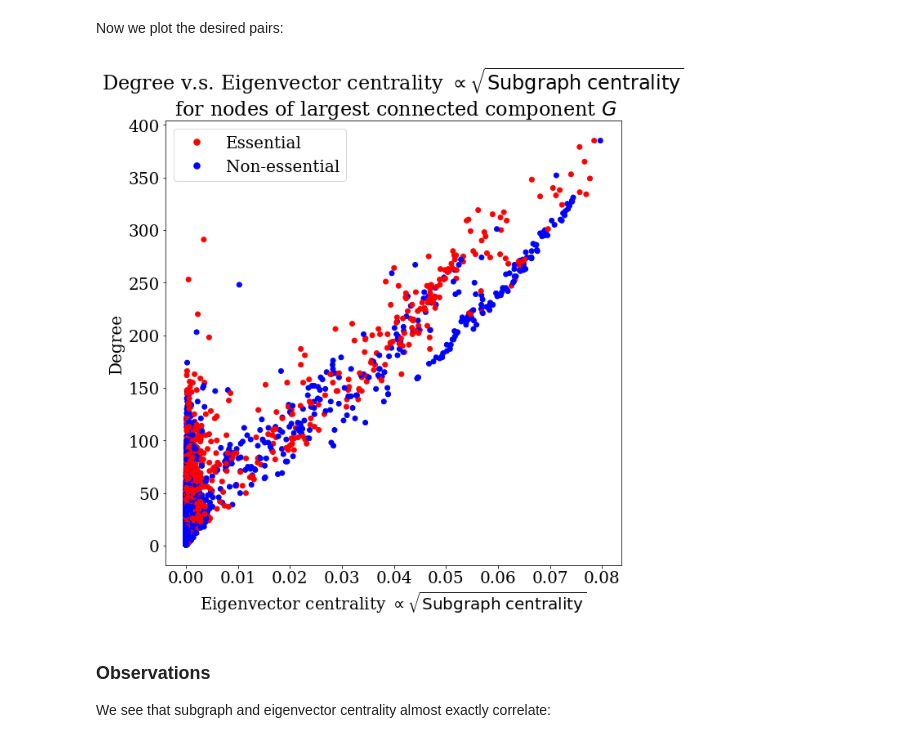
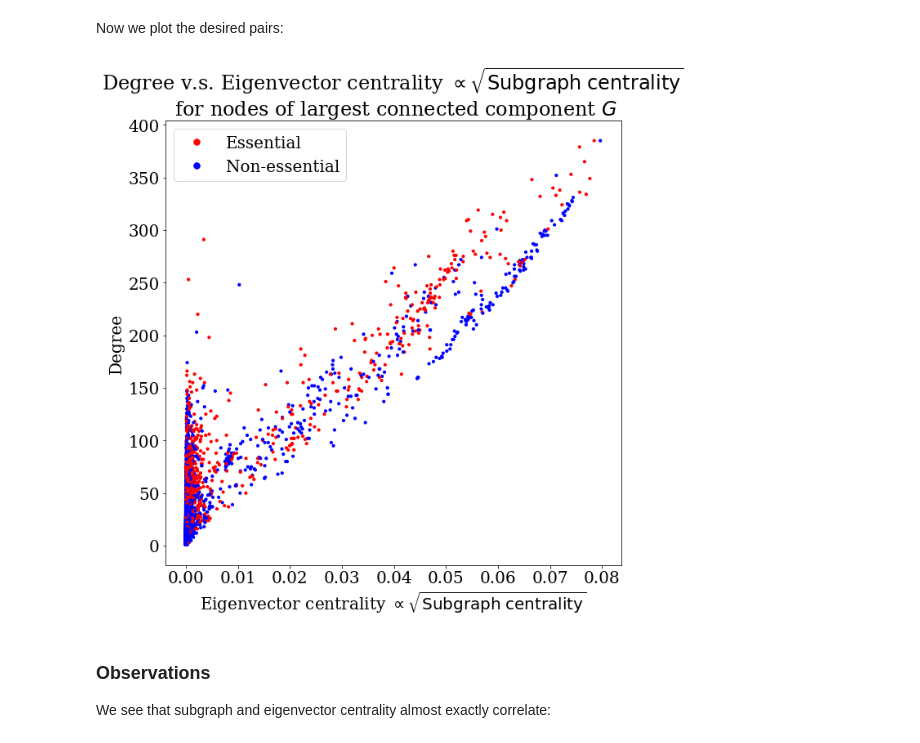
Before and after one commit to xdimos/Group-D-3888-Project, a Jupyter notebook: Lethality Fitting.ipynb, the cells around one changed output. Saved outputs shown, nothing was run; the diff lists cells and outputs as text; code cells hidden in the pictures.

```diff
--- a/Lethality Fitting.ipynb
+++ b/Lethality Fitting.ipynb
@@ -89,8 +102,8 @@ Let's look at the distribution of nodes w.r.t. a few properties, colored by esse
 
 Each cell runs an individual measure for processing efficiency, then the chosen two are run by the last cell. The cells are roughly ordered in order of runtime.
 # %%
-degrees_labeled = list(G.degree);
+degrees_labeled = list(subset_network.degree);
 degrees = [d[1] for d in degrees_labeled] # stripping away the labels
 # %%
-eigen_centrality = list(nx.eigenvector_centrality(G).values())
+eigen_centrality = list(nx.eigenvector_centrality(subset_network).values())
 # %%
@@ -102,10 +115,10 @@ subgraph_centrality = list(nx.subgraph_centrality(G).values())
 # we can limit the number of nodes it checks to trade accuracy for speed
 # Buuuut even with this parameter this is too long
 
-#betweenness_centrality = list(nx.betweenness_centrality(G).values(),est_samples)
+betweenness_centrality = list(nx.betweenness_centrality(subset_network).values())
 # %%
 # Veeeery long. Uncomment at your peril. Of course we would prefer to avoid computationally expensive measure!
-# closeness_centrality = list(nx.closeness_centrality(G).values())
+closeness_centrality = list(nx.closeness_centrality(subset_network).values())
 # %%
 # Cross-clique connectivity is NP-complete with exp running time, so we cannot practically use it
 #
@@ -112,53 +181,60 @@ subgraph_centrality = list(nx.subgraph_centrality(G).values())
 # %% [markdown]
 Now we plot the desired pairs:
 # %%
-plt.figure(figsize=(10,10))
-plt.scatter(eigen_centrality, degrees, c = ess_colors)
-plt.title("Degree v.s. Eigenvector centrality $\propto\sqrt{\mathrm{Subgraph\;centrality}}$\n for nodes of largest connected component $G$")
-plt.xlabel("Eigenvector centrality $\propto \sqrt{\mathrm{Subgraph\;centrality}}$");
-plt.ylabel("Degree")
-
 # Compose a custom legend to label the colors:
 from matplotlib.lines import Line2D
-
 legend_elements = [Line2D([0], [0], marker='.', color='red', label='Essential',
                           markerfacecolor='red', markersize=15, linewidth=0),
                    Line2D([0], [0], marker='.', color='blue', label='Non-essential',
                           markerfacecolor='blue', markersize=15, linewidth=0)]
+def ess_legend():
+    plt.legend(handles=legend_elements, loc='best')
+# degree vs eigen
 
-plt.legend(handles=legend_elements, loc='best')
+
+plt.figure(figsize=(10,10))
+plt.tight_layout()
+plt.scatter(eigen_centrality, degrees, c = ess_colors, s=10)
+plt.title("Degree v.s. Eigenvector centrality $\propto\sqrt{\mathrm{Subgraph\;centrality}}$ \n for nodes of largest connected component $G$")
+plt.xlabel("Eigenvector centrality $\propto \sqrt{\mathrm{Subgraph\;centrality}}$");
+plt.ylabel("Degree")
+
+ess_legend()
+
+
+# Names:
 
 # To zoom in:
 naming_nodes = False
 if (naming_nodes):
     Zooming_in = False
     if (Zooming_in):
         x_min = 0
         x_max = 0.001
         y_min = 0
         y_max = 50
         plt.xlim([x_min,x_max])
         plt.ylim([y_min,y_max])
         for i in range(len(eigen_centrality)):
             if (name_list_cutdown[i] is not None):
                 if (eigen_centrality[i] > x_min and eigen_centrality[i] < x_max
                    and degrees[i] > y_min and degrees[i] < y_max):
                     plt.text(eigen_centrality[i], degrees[i],name_list_cutdown[i], fontsize=10)
     else:
         for i in range(len(eigen_centrality)):
             if (name_list_cutdown[i] is not None):
                 plt.text(eigen_centrality[i], degrees[i],name_list_cutdown[i], fontsize=10)
 
-just_one = True
+just_one = False
 if (just_one):
     for i in range(len(eigen_centrality)):
         if (just_one_name[i] is not None):
             plt.text(eigen_centrality[i], degrees[i],just_one_name[i], fontsize=10)
 
-
+plt.savefig("HRY Diagram.pdf")
 plt.show()
 # %% [output]
-[figure, old version]
+[figure, new version]
 # %% [markdown]
 ### Observations
 
```
Also changed, not shown: parts of 10 cells of this notebook, 5 other files.
